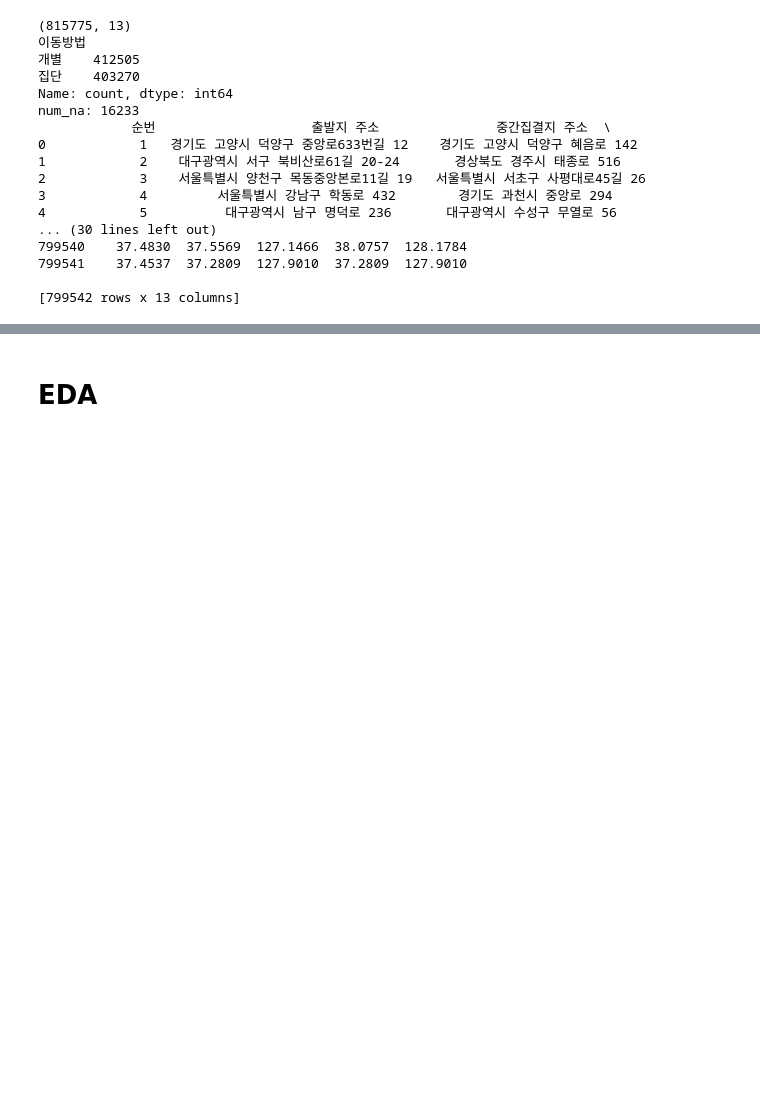
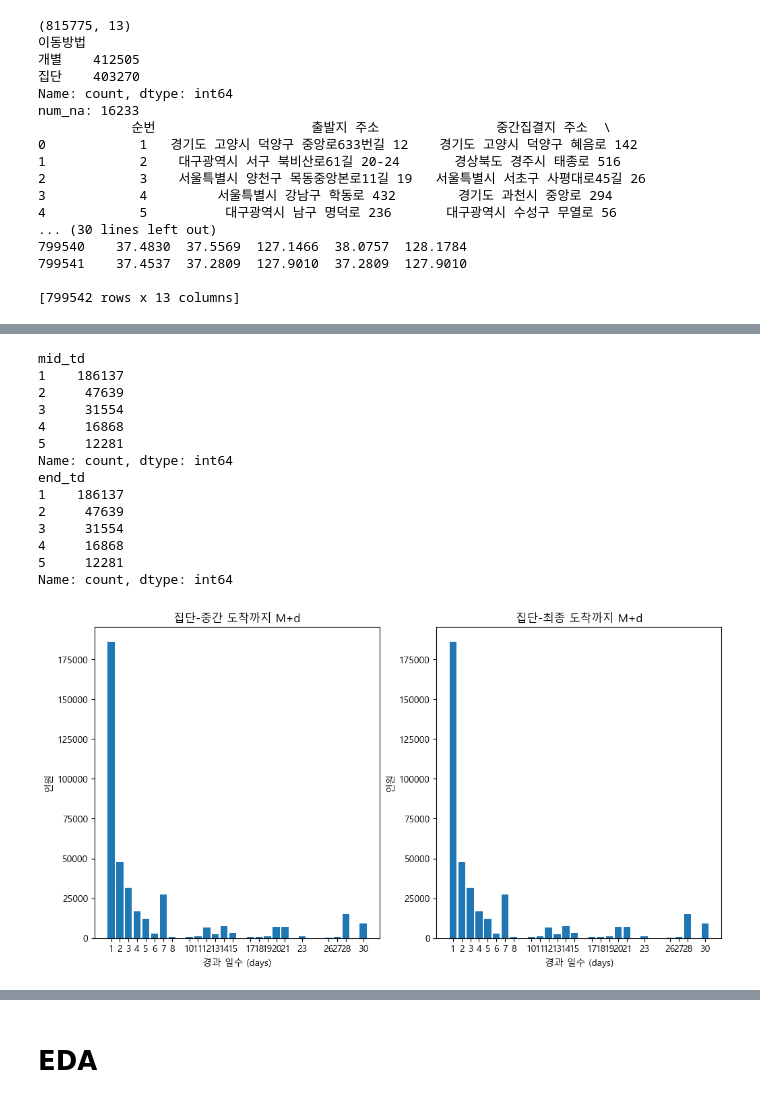
Before and after one commit to DSjayjang/Project, a Jupyter notebook: Crawling/EDA.ipynb, the cells around one changed output, grey strips where cells are left out. Saved outputs shown, nothing was run; the diff lists cells and outputs as text; code cells hidden in the pictures; blank space fills up the shorter version.

```diff
--- a/Crawling/EDA.ipynb
+++ b/Crawling/EDA.ipynb
@@ -106,3 +142,50 @@ num_na: 16233
 # 집단 / 개별 split
 df_group = df_merge[df_merge['이동방법'] == '집단'].drop(columns = '이동방법')
 df_solo = df_merge[df_merge['이동방법'] == '개별'].drop(columns = '이동방법')
+# %%
+# (집단) 도착 기한 시각화
+temp1 = df_group['mid_td'].dt.days.value_counts().sort_index()
+x1 = temp1.index
+y1 = temp1.values
+
+temp2 = df_group['end_td'].dt.days.value_counts().sort_index()
+x2 = temp2.index
+y2 = temp2.values
+
+print(temp1.head(5))
+print(temp2.head(5))
+
+fig = plt.figure(figsize = (12,6))
+ax = fig.add_subplot(1,2,1)
+ax.bar(x = x1, height = y1)
+ax.set_xlabel('경과 일수 (days)')
+ax.set_ylabel('인원')
+ax.set_title('집단-중간 도착까지 M+d')
+ax.set_xticks(x1)
+ax.tick_params(axis='y')
+
+ax = fig.add_subplot(1,2,2)
+ax.bar(x = x2, height = y2)
+ax.set_xlabel('경과 일수 (days)')
+ax.set_ylabel('인원')
+ax.set_title('집단-최종 도착까지 M+d')
+ax.set_xticks(x2)
+ax.tick_params(axis='y')
+
+plt.show()
+# %% [output]
+mid_td
+1    186137
+2     47639
+3     31554
+4     16868
+5     12281
+Name: count, dtype: int64
+end_td
+1    186137
+2     47639
+3     31554
+4     16868
+5     12281
+Name: count, dtype: int64
+[figure, added]
```
Also changed, not shown: parts of 31 cells of this notebook.
